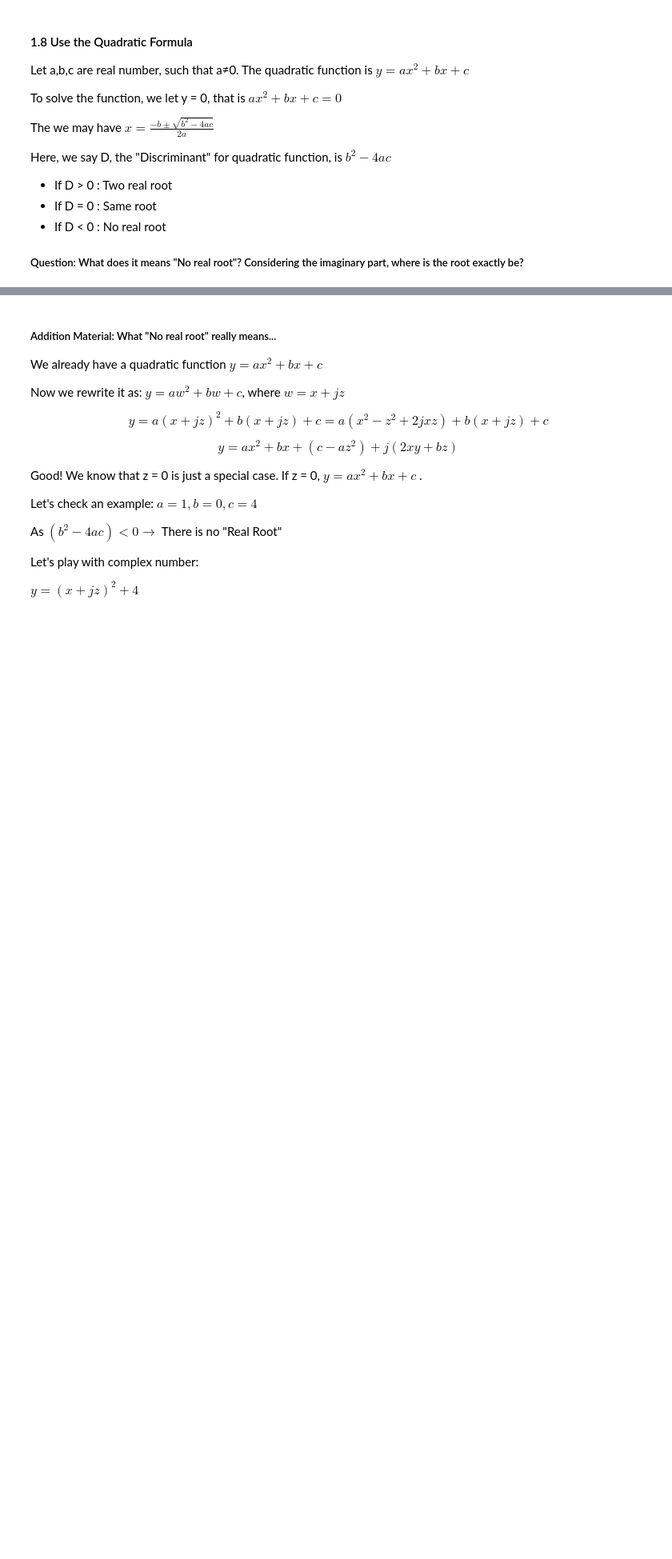
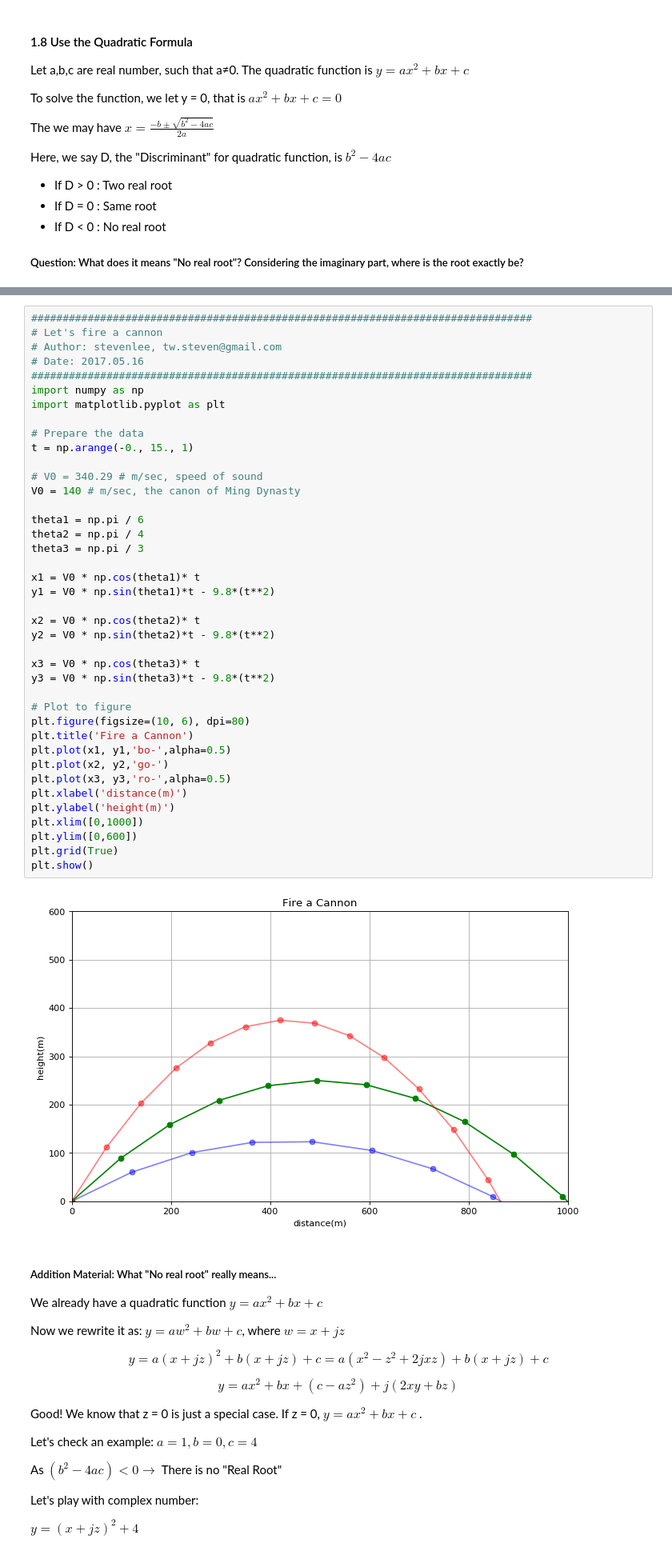
Before and after one commit to apextw/math, a Jupyter notebook: Playing Algebra 2 with Python.ipynb, the cells around one changed output, grey strips where cells are left out. Shown at 80% size. Cells and saved outputs as stored; diff of their text form; blank space fills up the shorter version.

Commit message:
Add a Cannon story

```diff
--- a/Playing Algebra 2 with Python.ipynb
+++ b/Playing Algebra 2 with Python.ipynb
@@ -278,3 +296,45 @@ Here, we say D, the "Discriminant" for quadratic function, is $b^2-4ac$
+# %%
+################################################################################
+# Let's fire a cannon
+# Author: stevenlee, tw.steven@gmail.com
+# Date: 2017.05.16
+################################################################################
+import numpy as np
+import matplotlib.pyplot as plt
+
+# Prepare the data
+t = np.arange(-0., 15., 1)
+
+# V0 = 340.29 # m/sec, speed of sound
+V0 = 140 # m/sec, the canon of Ming Dynasty
+
+theta1 = np.pi / 6
+theta2 = np.pi / 4
+theta3 = np.pi / 3
+
+x1 = V0 * np.cos(theta1)* t
+y1 = V0 * np.sin(theta1)*t - 9.8*(t**2)
+
+x2 = V0 * np.cos(theta2)* t
+y2 = V0 * np.sin(theta2)*t - 9.8*(t**2)
+
+x3 = V0 * np.cos(theta3)* t
+y3 = V0 * np.sin(theta3)*t - 9.8*(t**2)
+
+# Plot to figure
+plt.figure(figsize=(10, 6), dpi=80)
+plt.title('Fire a Cannon')
+plt.plot(x1, y1,'bo-',alpha=0.5)
+plt.plot(x2, y2,'go-')
+plt.plot(x3, y3,'ro-',alpha=0.5)
+plt.xlabel('distance(m)')
+plt.ylabel('height(m)')
+plt.xlim([0,1000])
+plt.ylim([0,600])
+plt.grid(True)
+plt.show()
+# %% [output]
+[figure, added]
 # %% [markdown]
 ##### Addition Material: What "No real root" really means...
 
```
Also changed, not shown: parts of 2 cells of this notebook.
